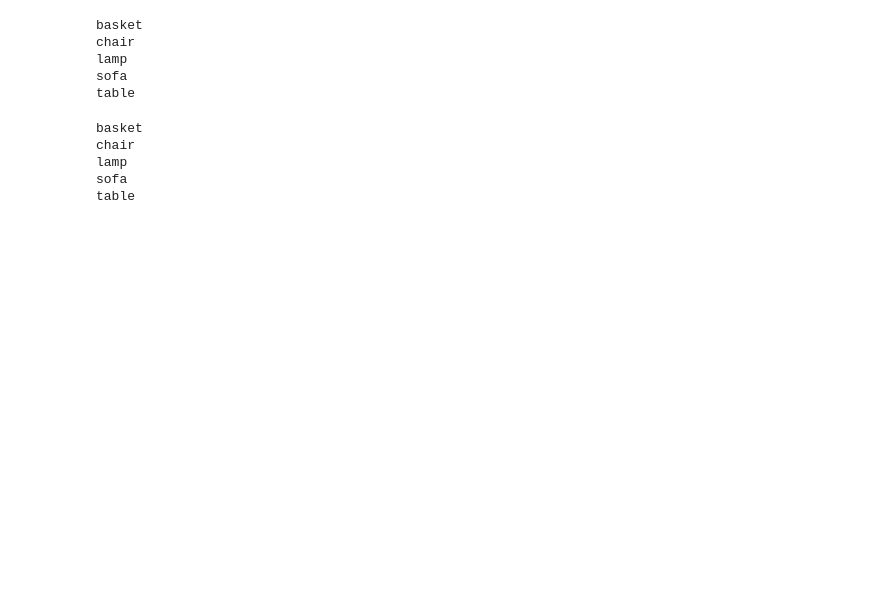
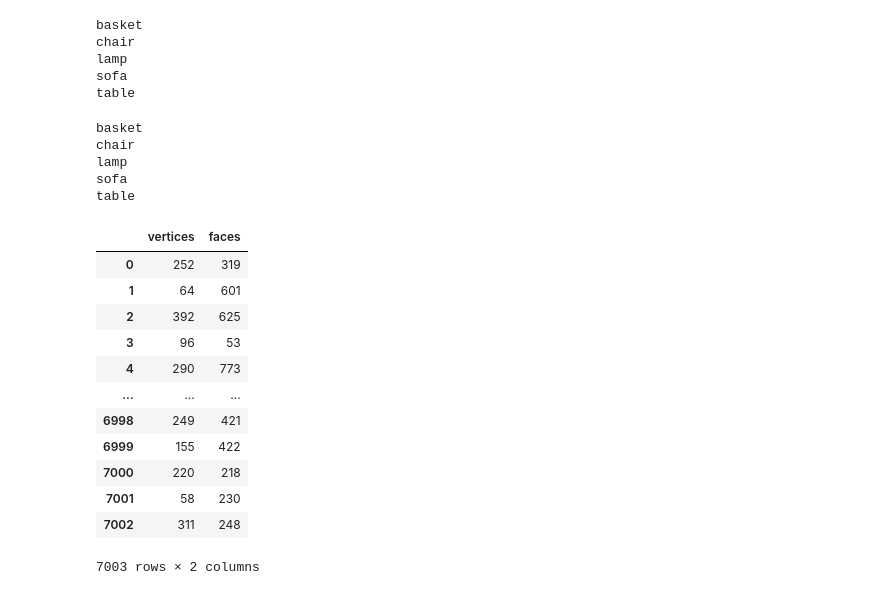
Before and after one commit to t-gappy/polygen_pytorch, a Jupyter notebook: notebook/01_preprocess.ipynb, the cells around one changed output. Drawn from its saved outputs; the diff is of its cells as text; code cells hidden in the pictures; blank space fills up the shorter version.

```diff
--- a/notebook/01_preprocess.ipynb
+++ b/notebook/01_preprocess.ipynb
@@ -137,18 +213,11 @@ Renderer(camera=PerspectiveCamera(children=(DirectionalLight(color='white', inte
 # %%
 def load_pipeline(file_path, bit=8):
-    v, f = read_objfile(file_path)
+    v, n, f = read_objfile(file_path)
 
     v = bit_quantization(v, bit=bit)
     v, f = redirect_same_vertices(v, f)
 
-    columns = ["z", "y", "x"]
-    v = pd.DataFrame(v, columns=columns)
-    v = reorder_vertices(v, columns=columns, add_sorted_index=True)
+    v, ids = reorder_vertices(v)
+    f = reorder_faces(f, ids)
 
-    f = reorder_faces(v, f)
-    v = v.values[:, :3]
-    f = f.values
-
-    return v, f
+    return v, n, f
-# %%
-v, f = load_pipeline(train_files[1])
@@ -159,0 +224,2 @@ Renderer(camera=PerspectiveCamera(children=(DirectionalLight(color='white', inte
+# %%
+vs, ns, fs = load_pipeline(train_files[4])
@@ -160,16 +235,21 @@ Renderer(camera=PerspectiveCamera(children=(DirectionalLight(color='white', inte
 # %%
 classes = ["basket", "chair", "lamp", "sofa", "table"]
 # %%
+train_info = []
 for class_ in classes:
     print(class_)
     class_datas = []
 
     for file_path in train_files:
         if file_path.split("/")[-2] == class_:
-            v, f = load_pipeline(file_path)
+            vs, ns, fs = load_pipeline(file_path)
             class_datas.append({
-                "vertices": v.tolist(),
-                "faces": f.tolist(),
+                "vertices": vs.tolist(),
+                "faces": [f[:, 0].tolist() for f in fs],
+            })
+            train_info.append({
+                "vertices": len(vs),
+                "faces": len(fs),
             })
 
     with open(os.path.join(data_dir, "preprocessed", "train", class_+".json"), "w") as fw:
@@ -201,3 +286,20 @@ chair
 lamp
 sofa
 table
+# %%
+train_info_df = pd.DataFrame(train_info)
+train_info_df
+# %% [output]
+|  | vertices | faces |
+| 0 | 252 | 319 |
+| 1 | 64 | 601 |
+| 2 | 392 | 625 |
+| 3 | 96 | 53 |
+| 4 | 290 | 773 |
+| ... | ... | ... |
+| 6998 | 249 | 421 |
+| 6999 | 155 | 422 |
+| 7000 | 220 | 218 |
+| 7001 | 58 | 230 |
+| 7002 | 311 | 248 |
+7003 rows × 2 columns
```
Also changed, not shown: parts of 41 cells of this notebook, 7 other files.
